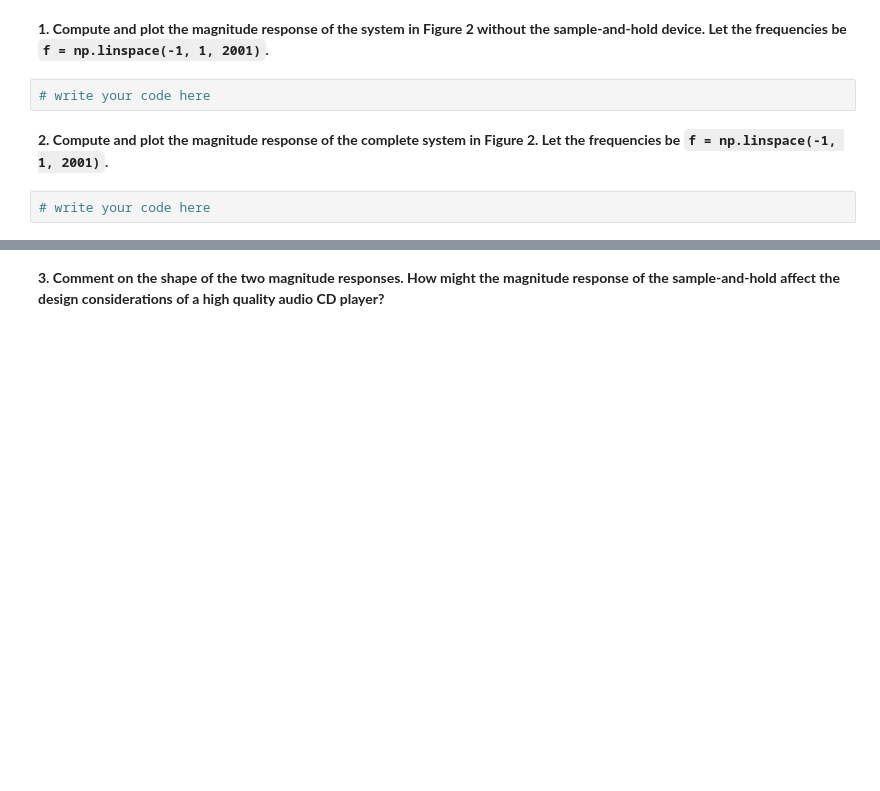
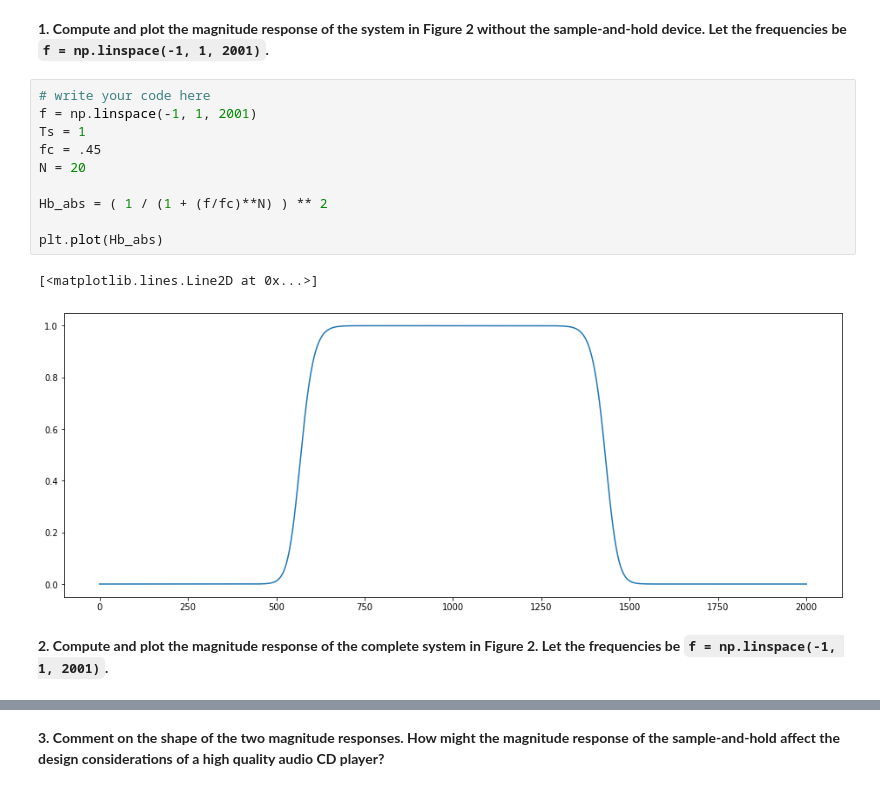
Before and after one commit to cdavin2/dsp_lab04a, a Jupyter notebook: lab04a_final_report.ipynb, the cells around one changed output, grey strips where cells are left out. Cells and saved outputs as stored; diff of their text form; blank space fills up the shorter version.

````diff
--- a/lab04a_final_report.ipynb
+++ b/lab04a_final_report.ipynb
@@ -36,9 +39,18 @@ plt.rcParams['figure.figsize'] = (16, 6)
 **Let $T_s=1\text{ sec}$, $f_c=0.45\text{ Hz}$, and $N=20$.**
 # %% [markdown]
 **1. Compute and plot the magnitude response of the system in Figure 2 without the sample-and-hold device. Let the frequencies be ```f = np.linspace(-1, 1, 2001)```.**
-# %%
-# write your code here
+# %%
+# write your code here
+f = np.linspace(-1, 1, 2001)
+Ts = 1
+fc = .45
+N = 20
+
+Hb_abs = ( 1 / (1 + (f/fc)**N) ) ** 2
+
+plt.plot(Hb_abs)
+# %% [output]
+[<matplotlib.lines.Line2D at 0x...>]
+[figure, added]
 # %% [markdown]
 **2. Compute and plot the magnitude response of the complete system in Figure 2. Let the frequencies be ```f = np.linspace(-1, 1, 2001)```.**
-# %%
-# write your code here
````
Also changed, not shown: parts of 2 cells of this notebook.
